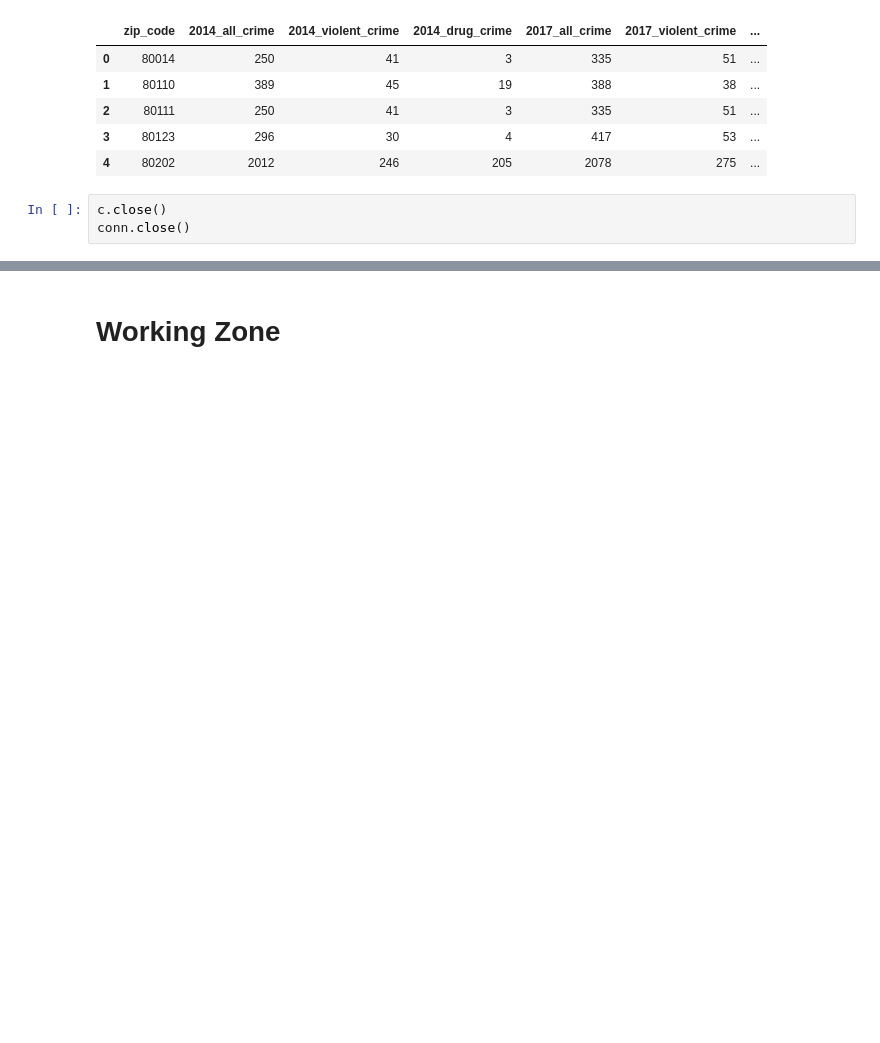
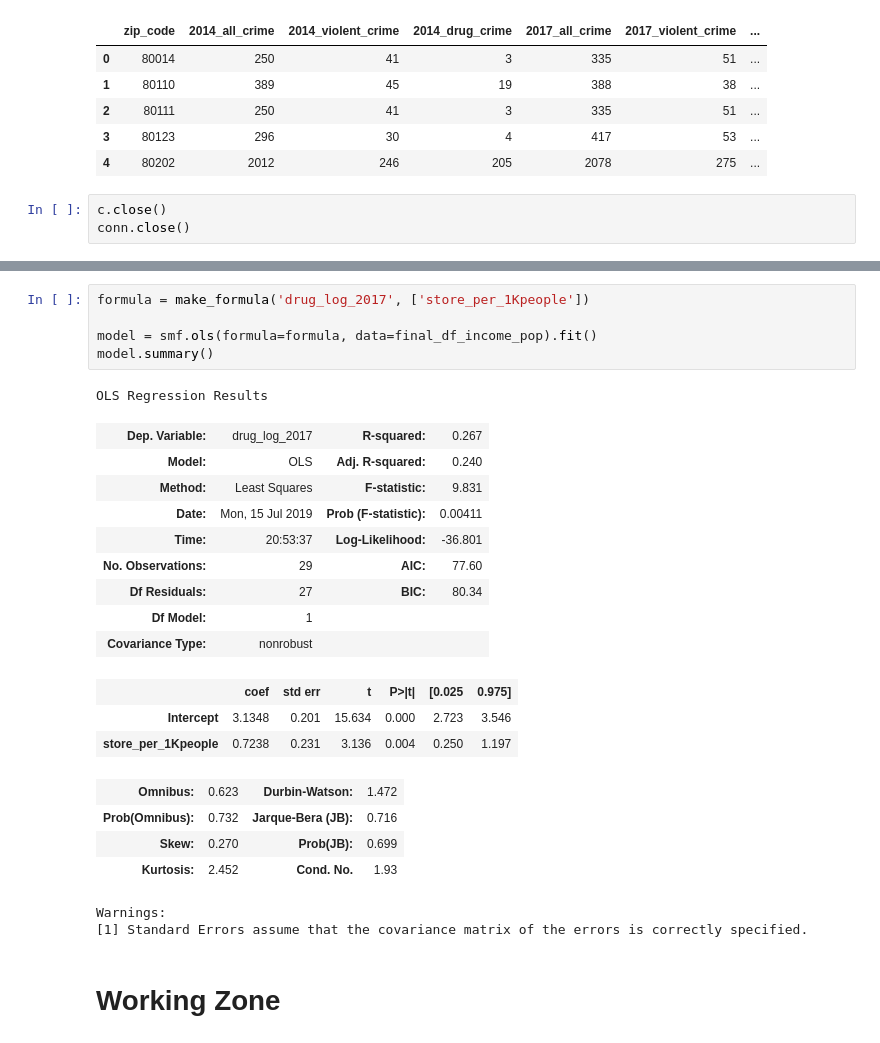
Before and after one commit to zapatos24/Mod_3_Final_Project, a Jupyter notebook: mod_3_final_project_jeremy_wip.ipynb, the cells around one changed output, grey strips where cells are left out. Drawn from its saved outputs; the diff is of its cells as text; blank space fills up the shorter version.

```diff
--- a/mod_3_final_project_jeremy_wip.ipynb
+++ b/mod_3_final_project_jeremy_wip.ipynb
@@ -512,3 +606,28 @@ conn.close()
+# %%
+formula = make_formula('drug_log_2017', ['store_per_1Kpeople'])
+
+model = smf.ols(formula=formula, data=final_df_income_pop).fit()
+model.summary()
+# %% [output]
+OLS Regression Results
+| Dep. Variable: | drug_log_2017 | R-squared: | 0.267 |
+| Model: | OLS | Adj. R-squared: | 0.240 |
+| Method: | Least Squares | F-statistic: | 9.831 |
+| Date: | Mon, 15 Jul 2019 | Prob (F-statistic): | 0.00411 |
+| Time: | 20:53:37 | Log-Likelihood: | -36.801 |
+| No. Observations: | 29 | AIC: | 77.60 |
+| Df Residuals: | 27 | BIC: | 80.34 |
+| Df Model: | 1 |  |  |
+| Covariance Type: | nonrobust |  |  |
+|  | coef | std err | t | P>|t| | [0.025 | 0.975] |
+| Intercept | 3.1348 | 0.201 | 15.634 | 0.000 | 2.723 | 3.546 |
+| store_per_1Kpeople | 0.7238 | 0.231 | 3.136 | 0.004 | 0.250 | 1.197 |
+| Omnibus: | 0.623 | Durbin-Watson: | 1.472 |
+| Prob(Omnibus): | 0.732 | Jarque-Bera (JB): | 0.716 |
+| Skew: | 0.270 | Prob(JB): | 0.699 |
+| Kurtosis: | 2.452 | Cond. No. | 1.93 |
+Warnings:
+[1] Standard Errors assume that the covariance matrix of the errors is correctly specified.
 # %% [markdown]
 # Working Zone
 # %%
```
Also changed, not shown: parts of 9 cells of this notebook, 1 other file.
